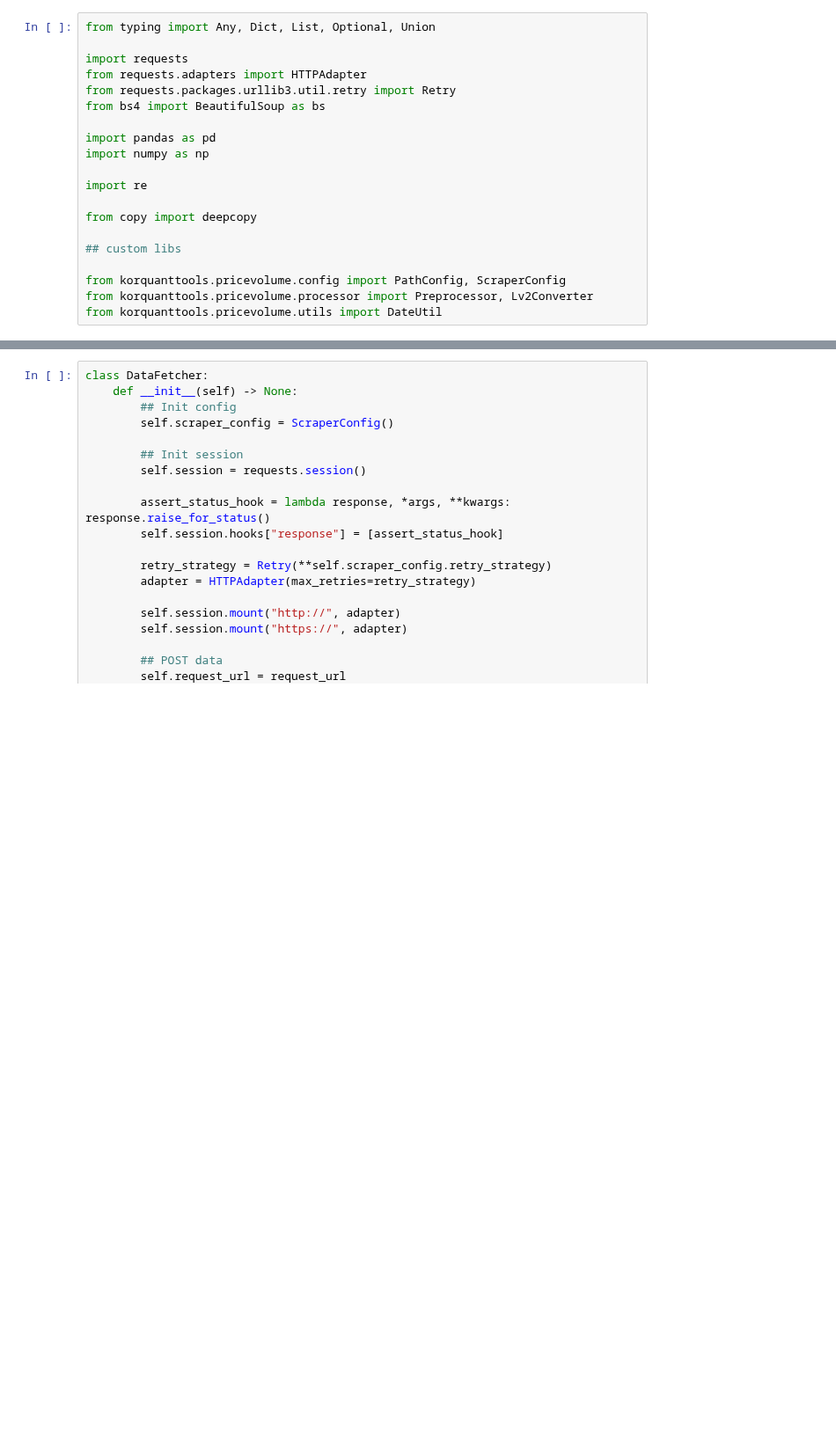
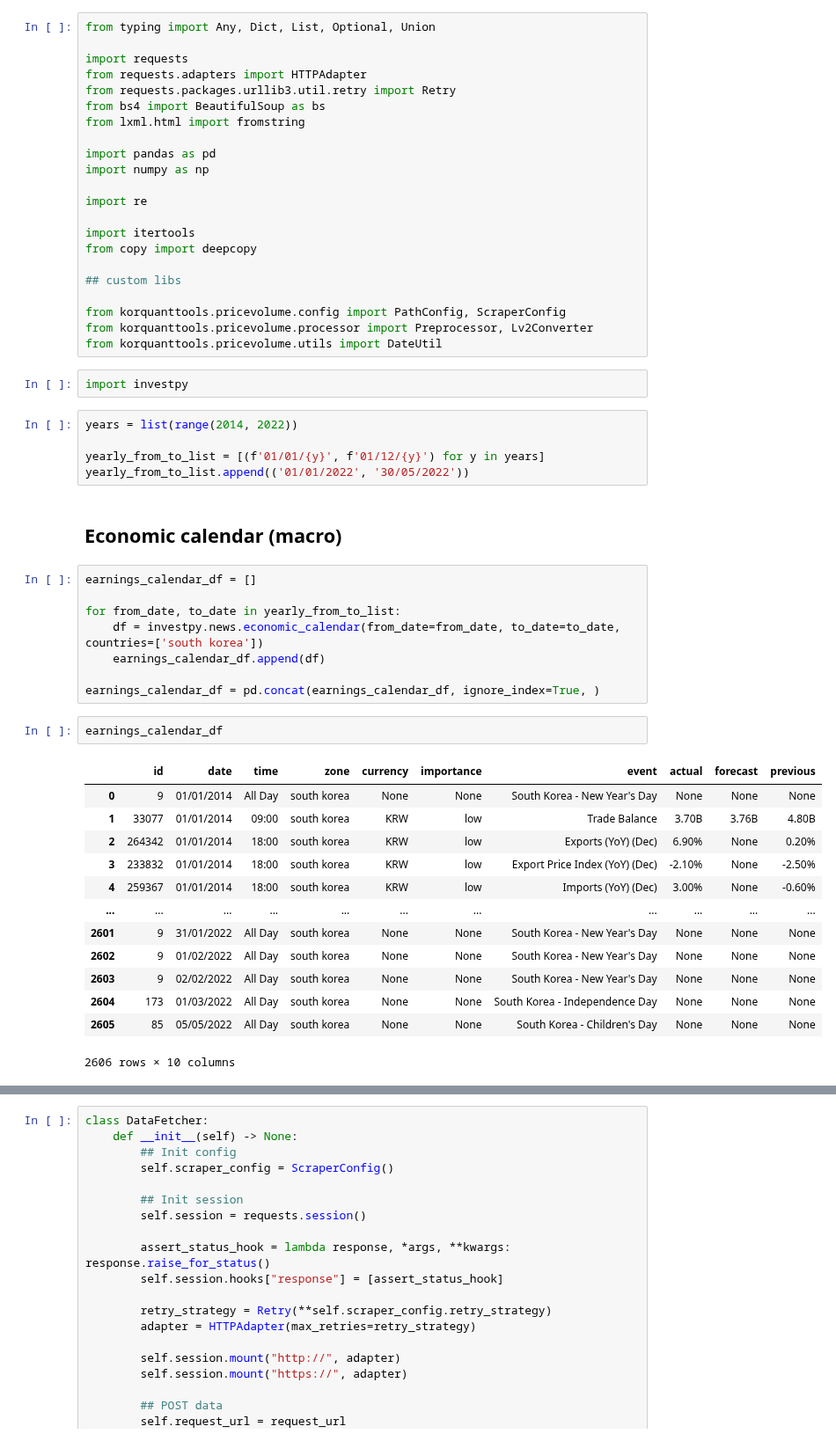
Before and after one commit to jaepil-choi/korquanttools, a Jupyter notebook: notebooks/get_economiccalendar.ipynb, the cells around one changed output, grey strips where cells are left out. Shown at 88% size. Saved outputs shown, nothing was run; the diff lists cells and outputs as text; blank space fills up the shorter version.

```diff
--- a/notebooks/get_economiccalendar.ipynb
+++ b/notebooks/get_economiccalendar.ipynb
@@ -5,12 +5,14 @@ import requests
 from requests.adapters import HTTPAdapter
 from requests.packages.urllib3.util.retry import Retry
 from bs4 import BeautifulSoup as bs
+from lxml.html import fromstring
 
 import pandas as pd
 import numpy as np
 
 import re
 
+import itertools
 from copy import deepcopy
 
 ## custom libs
@@ -18,3 +20,36 @@ from copy import deepcopy
 from korquanttools.pricevolume.config import PathConfig, ScraperConfig
 from korquanttools.pricevolume.processor import Preprocessor, Lv2Converter
 from korquanttools.pricevolume.utils import DateUtil
+# %%
+import investpy
+# %%
+years = list(range(2014, 2022))
+
+yearly_from_to_list = [(f'01/01/{y}', f'01/12/{y}') for y in years]
+yearly_from_to_list.append(('01/01/2022', '30/05/2022'))
+# %% [markdown]
+## Economic calendar (macro)
+# %%
+earnings_calendar_df = []
+
+for from_date, to_date in yearly_from_to_list:
+    df = investpy.news.economic_calendar(from_date=from_date, to_date=to_date, countries=['south korea'])
+    earnings_calendar_df.append(df)
+
+earnings_calendar_df = pd.concat(earnings_calendar_df, ignore_index=True, )
+# %%
+earnings_calendar_df
+# %% [output]
+|  | id | date | time | zone | currency | importance | event | actual | forecast | previous |
+| 0 | 9 | 01/01/2014 | All Day | south korea | None | None | South Korea - New Year's Day | None | None | None |
+| 1 | 33077 | 01/01/2014 | 09:00 | south korea | KRW | low | Trade Balance | 3.70B | 3.76B | 4.80B |
+| 2 | 264342 | 01/01/2014 | 18:00 | south korea | KRW | low | Exports (YoY) (Dec) | 6.90% | None | 0.20% |
+| 3 | 233832 | 01/01/2014 | 18:00 | south korea | KRW | low | Export Price Index (YoY) (Dec) | -2.10% | None | -2.50% |
+| 4 | 259367 | 01/01/2014 | 18:00 | south korea | KRW | low | Imports (YoY) (Dec) | 3.00% | None | -0.60% |
+| ... | ... | ... | ... | ... | ... | ... | ... | ... | ... | ... |
+| 2601 | 9 | 31/01/2022 | All Day | south korea | None | None | South Korea - New Year's Day | None | None | None |
+| 2602 | 9 | 01/02/2022 | All Day | south korea | None | None | South Korea - New Year's Day | None | None | None |
+| 2603 | 9 | 02/02/2022 | All Day | south korea | None | None | South Korea - New Year's Day | None | None | None |
+| 2604 | 173 | 01/03/2022 | All Day | south korea | None | None | South Korea - Independence Day | None | None | None |
+| 2605 | 85 | 05/05/2022 | All Day | south korea | None | None | South Korea - Children's Day | None | None | None |
+2606 rows × 10 columns
```
Also changed, not shown: parts of 26 cells of this notebook.
